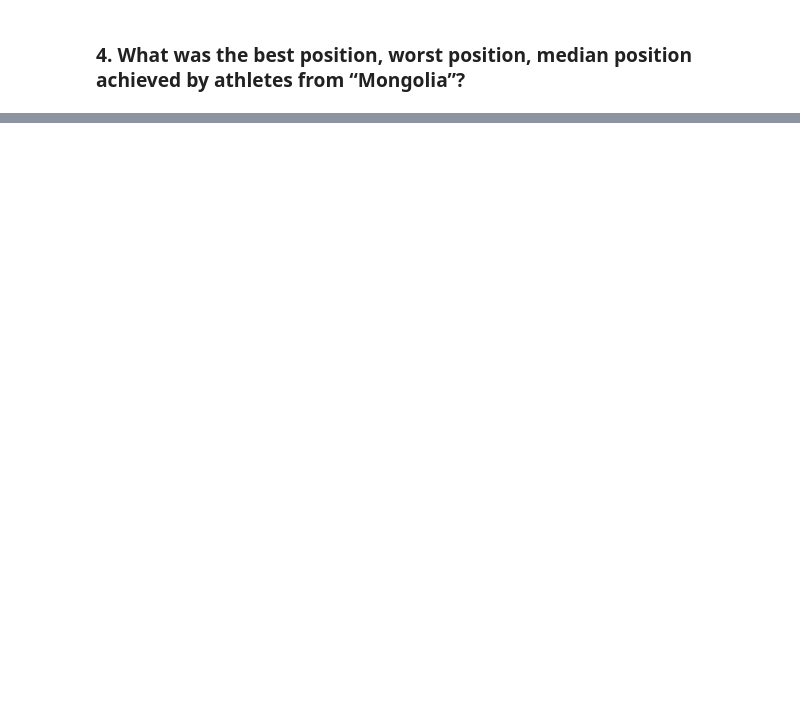
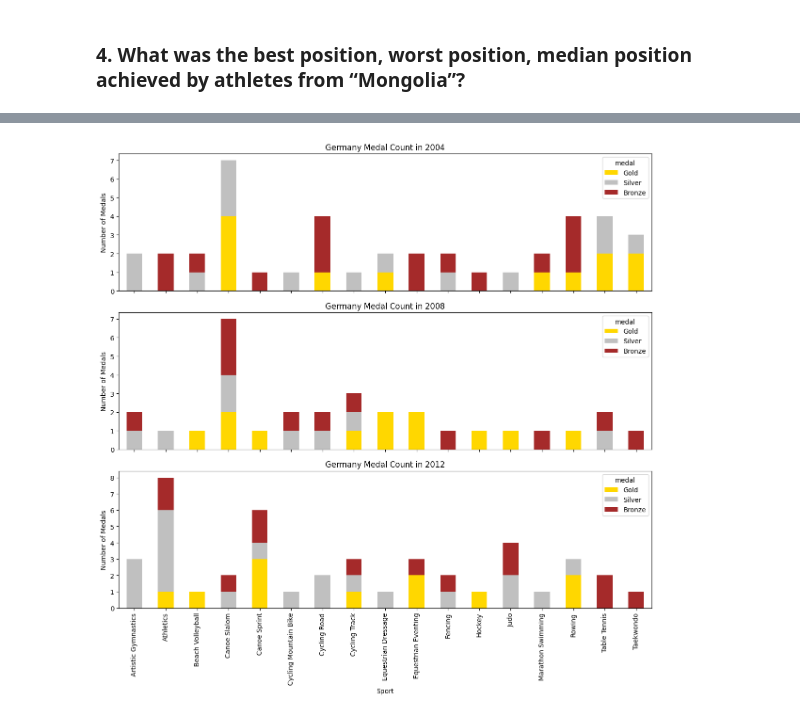
Before and after one commit to Timson1235/clouddocker, a Jupyter notebook: Programming/Semesterproject/main.ipynb, the cells around one changed output, grey strips where cells are left out. Saved outputs shown, nothing was run; the diff lists cells and outputs as text; code cells hidden in the pictures; blank space fills up the shorter version.

```diff
--- a/Programming/Semesterproject/main.ipynb
+++ b/Programming/Semesterproject/main.ipynb
@@ -204,0 +316,3 @@ df.head(3)
+# %%
+df['height'] = df['measurements'].str.extract(r'(\d{3}) cm')[0].astype(int)
+df.height.unique()
@@ -204,0 +328,3 @@ df.head(3)
+# %%
+df['weight'] = df['measurements'].str.extract(r'(\d{2,3}) kg')[0].astype(int)
+df.weight.unique()
@@ -204,0 +345,2 @@ df.head(3)
+# %%
+df['BMI'] = df['weight'] / ((df['height'] / 100) ** 2)
@@ -204,0 +510,36 @@ df.head(3)
+# %%
+df_germany = df[(df.home_country == 'Germany') & (df.season == 'summer')]
+df_germany = df_germany[['year', 'sport', 'event', 'medal']]
+df_germany = df_germany[df_germany['medal'].notna()]
+df_germany = df_germany.drop_duplicates()
+# df_germany.groupby('sport', 'year').count()
+# %%
+import matplotlib.pyplot as plt
+import seaborn as sns
+
+# Filter for the relevant years and group by year, sport, and medal type
+df_germany = df_germany[df_germany['year'].isin([2004, 2008, 2012])]
+
+# Create a pivot table: rows are 'sport', columns are 'medal', values are counts
+df_pivot = df_germany.groupby(['year', 'sport', 'medal']).size().unstack(fill_value=0)
+
+# Set up the subplots
+fig, axes = plt.subplots(len(df_pivot.index.get_level_values('year').unique()), 1, figsize=(12, 12), sharex=True)
+
+# Iterate over each year and plot stackable bars for that year
+for i, year in enumerate(sorted(df_pivot.index.get_level_values('year').unique())):
+    # Get the data for the current year
+    df_year = df_pivot.loc[year]
+
+    # Plot the stackable bars
+    df_year[['Gold', 'Silver', 'Bronze']].plot(kind='bar', stacked=True, ax=axes[i], color=['gold', 'silver', 'brown'])
+
+    axes[i].set_title(f'Germany Medal Count in {year}')
+    axes[i].set_ylabel('Number of Medals')
+    axes[i].tick_params(axis='x', rotation=90)  # Rotate x labels for better readability
+
+axes[-1].set_xlabel('Sport')  # Set x-axis label on the last subplot
+plt.tight_layout()
+plt.show()
+# %% [output]
+[figure, added]
```
Also changed, not shown: parts of 24 cells of this notebook.
